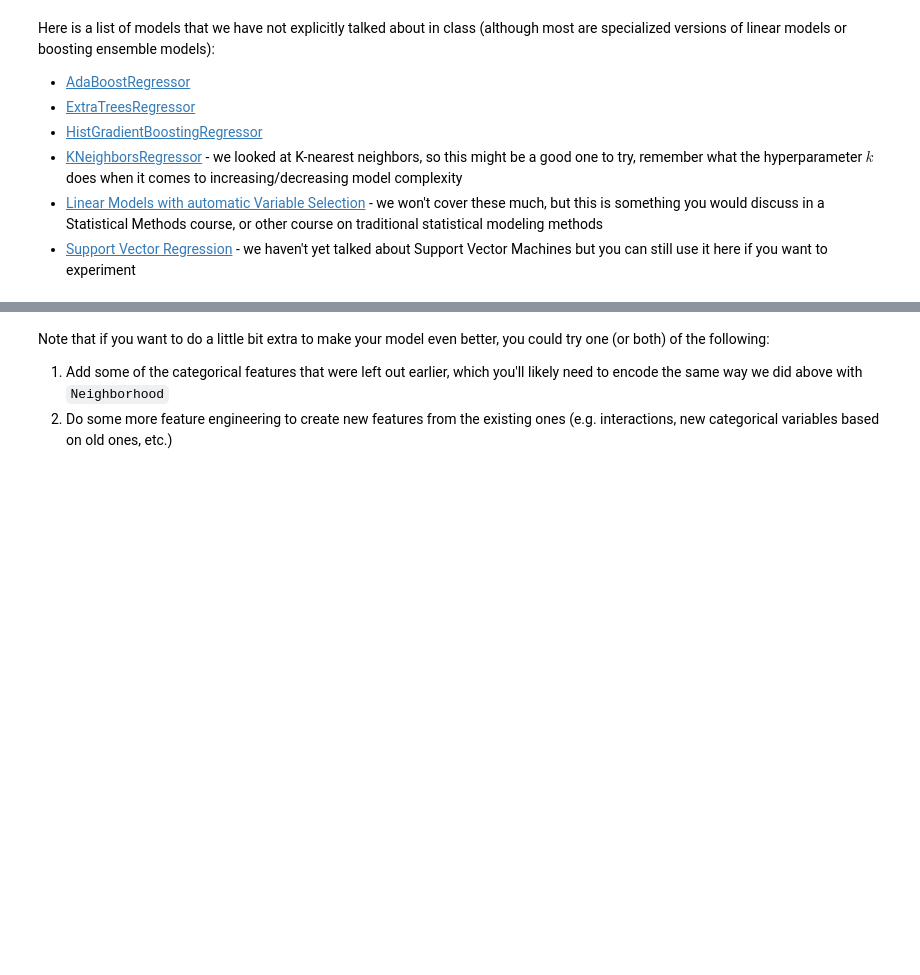
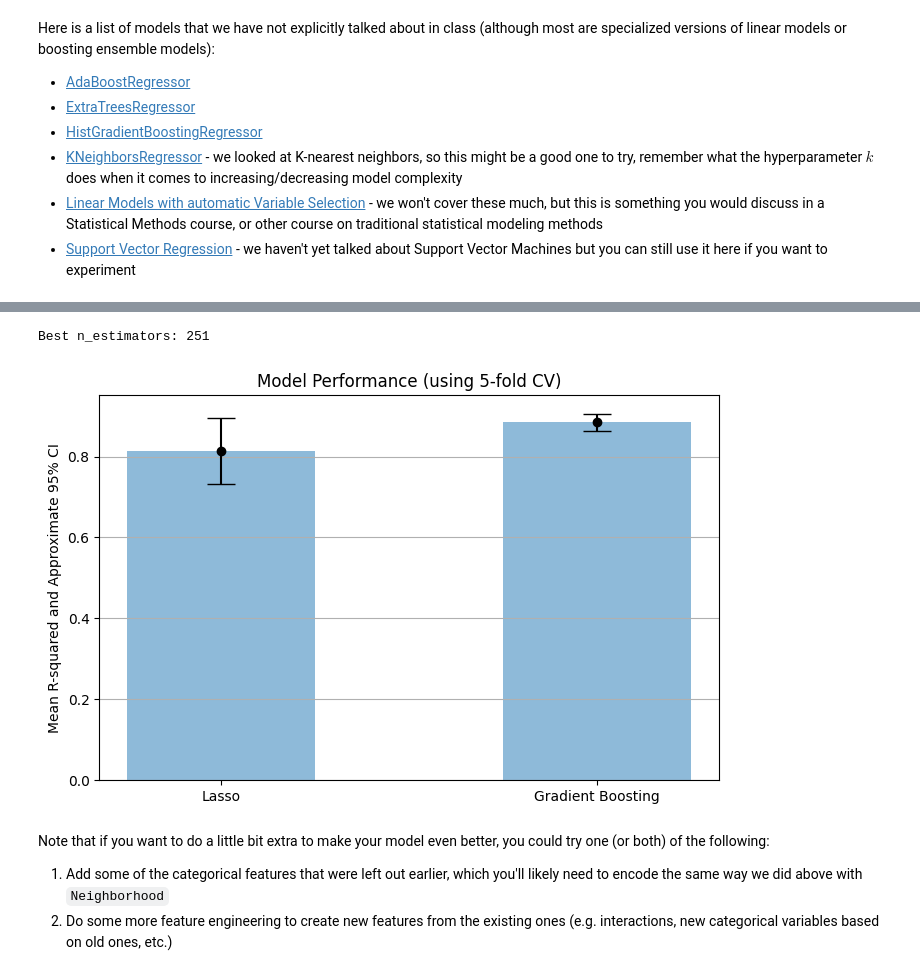
Before and after one commit to Cadogan303/CS3120, a Jupyter notebook: lab02_model_tuning_and_selection.ipynb, the cells around one changed output, grey strips where cells are left out. Cells and saved outputs as stored; diff of their text form; code cells hidden in the pictures; blank space fills up the shorter version.

```diff
--- a/lab02_model_tuning_and_selection.ipynb
+++ b/lab02_model_tuning_and_selection.ipynb
@@ -488,7 +501,0 @@ param_grid = {
-# %%
-# use GridSearchCV to find the best hyperparameters
-grid_search = GridSearchCV(model_xx, param_grid, cv=5, scoring='r2')
-grid_search.fit(X, y)
-
-print(f"** Best R2 = {grid_search.best_score_:1.2E} **")
-print(f"** Best Parameters = {grid_search.best_params_} **")
@@ -495,3 +568,38 @@ print(f"** Best Parameters = {grid_search.best_params_} **")
+# %%
+best_n = poss_num_estimators[np.argmin(pred_rmse_values_dt)]
+print(f"Best n_estimators: {best_n}")
+# %% [output]
+Best n_estimators: 251
+# %%
+from sklearn.model_selection import cross_val_score
+
+k = 5
+
+# Lasso pipeline (with scaled y)
+pipeline_lasso = Pipeline([
+    ('scaler', StandardScaler()),
+    ('model', Lasso(alpha=0.001, max_iter=10000, tol=1e-3))
+])
+scores_lasso = cross_val_score(pipeline_lasso, X, y_scaled, cv=k, scoring='r2')
+
+# Best GBR
+model_gb_best = GradientBoostingRegressor(n_estimators=best_n, learning_rate=0.1, random_state=2)
+scores_gb = cross_val_score(model_gb_best, X, y, cv=k, scoring='r2')
+
+# Plot
+models = ['Lasso', 'Gradient Boosting']
+means = [scores_lasso.mean(), scores_gb.mean()]
+stderrors = np.array([scores_lasso.std(), scores_gb.std()]) / np.sqrt(k)
+
+fig, ax = plt.subplots(figsize=(8, 5))
+ax.bar(models, means, align='center', alpha=0.5, ecolor='black', capsize=10, width=0.5)
+ax.errorbar(models, means, yerr=1.96*stderrors, fmt='o', color='black', ecolor='black', capsize=10)
+ax.set_ylabel('Mean R-squared and Approximate 95% CI')
+ax.set_title(f'Model Performance (using {k}-fold CV)')
+ax.yaxis.grid(True)
+plt.show()
+# %% [output]
+[figure, added]
 # %% [markdown]
 Note that if you want to do a little bit extra to make your model even better, you could try one (or both) of the following:
 1. Add some of the categorical features that were left out earlier, which you'll likely need to encode the same way we did above with `Neighborhood`
```
Also changed, not shown: parts of 14 cells of this notebook.
